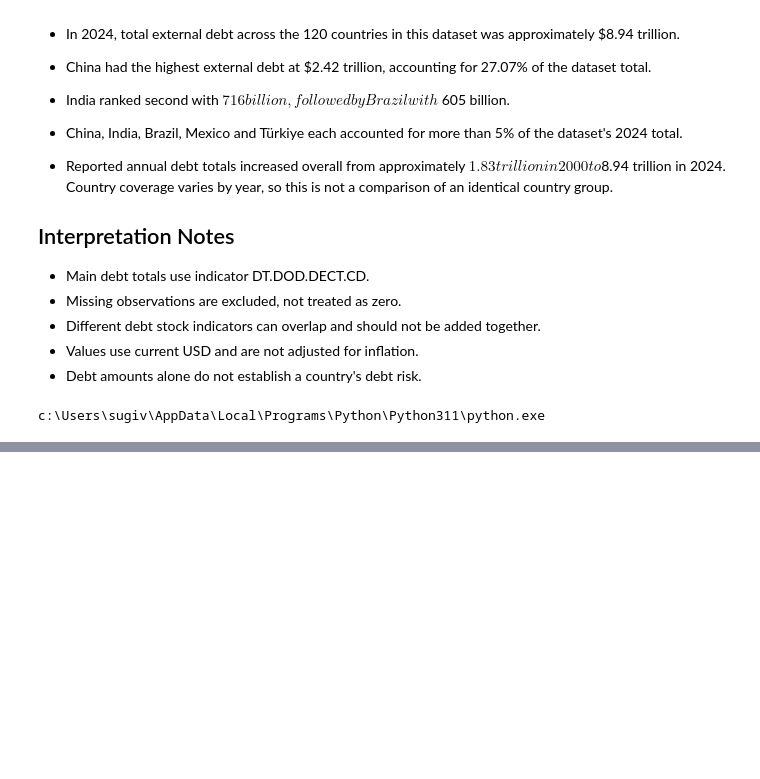
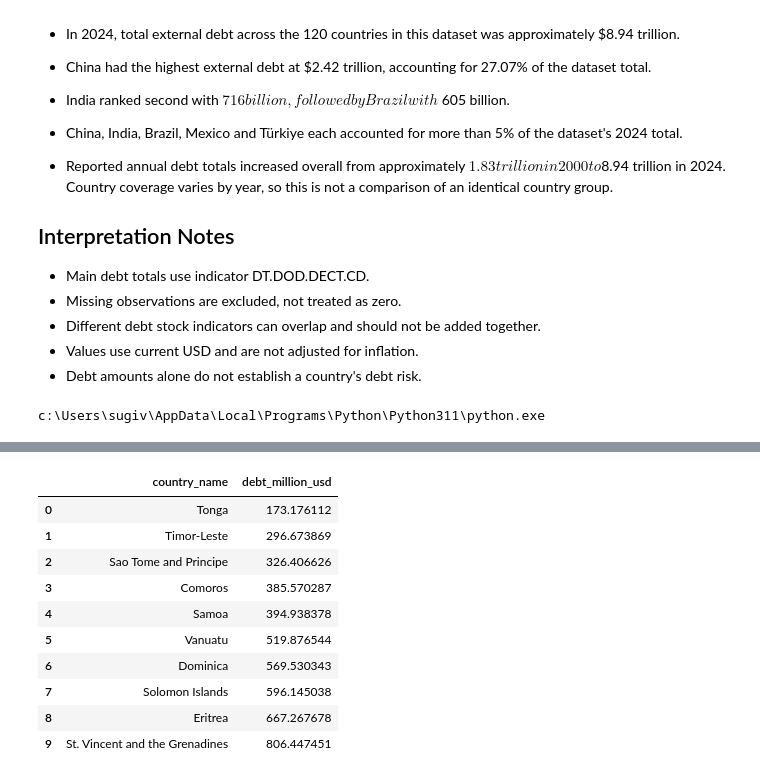
Before and after one commit to SV258/International_Debt_Analysis, a Jupyter notebook: International_Debt_Analysis_GitHub.ipynb, the cells around one changed output, grey strips where cells are left out. Cells and saved outputs as stored; diff of their text form; code cells hidden in the pictures; blank space fills up the shorter version.

```diff
--- a/International_Debt_Analysis_GitHub.ipynb
+++ b/International_Debt_Analysis_GitHub.ipynb
@@ -3396,0 +3528,32 @@ c:\Users\sugiv\AppData\Local\Programs\Python\Python311\python.exe
+# %%
+cursor.execute("""
+    SELECT
+        c.country_name,
+        d.debt_value / 1000000 AS debt_million_usd
+    FROM debt_observations AS d
+    JOIN countries AS c
+        ON d.country_code = c.country_code
+    WHERE d.indicator_code = 'DT.DOD.DECT.CD'
+      AND d.year = 2024
+    ORDER BY d.debt_value ASC, c.country_code
+    LIMIT 10
+""")
+
+bottom10_debt = pd.DataFrame(
+    cursor.fetchall(),
+    columns=["country_name", "debt_million_usd"]
+)
+
+display(bottom10_debt)
+# %% [output]
+|  | country_name | debt_million_usd |
+| 0 | Tonga | 173.176112 |
+| 1 | Timor-Leste | 296.673869 |
+| 2 | Sao Tome and Principe | 326.406626 |
+| 3 | Comoros | 385.570287 |
+| 4 | Samoa | 394.938378 |
+| 5 | Vanuatu | 519.876544 |
+| 6 | Dominica | 569.530343 |
+| 7 | Solomon Islands | 596.145038 |
+| 8 | Eritrea | 667.267678 |
+| 9 | St. Vincent and the Grenadines | 806.447451 |
```
Also changed, not shown: parts of 10 cells of this notebook.
